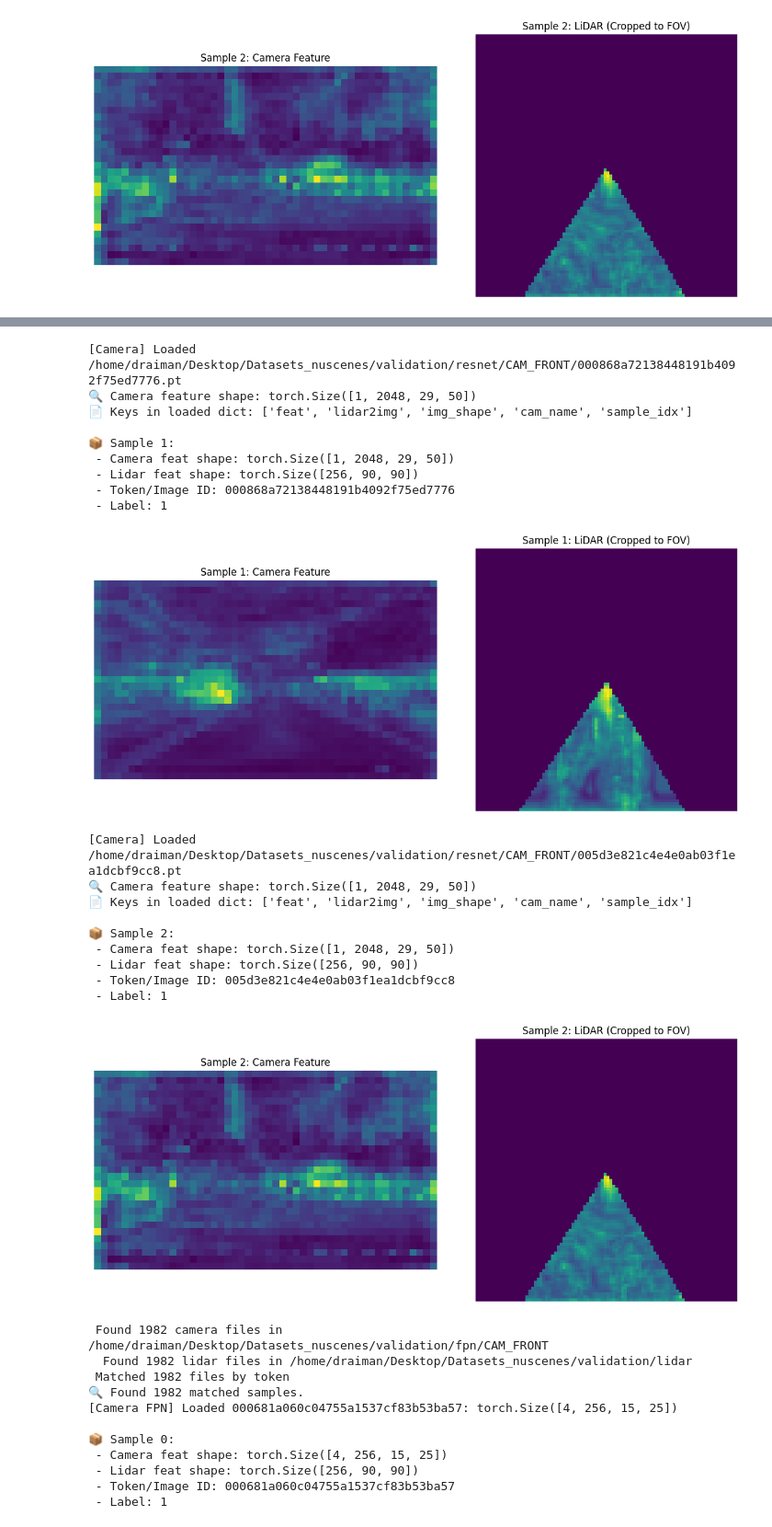
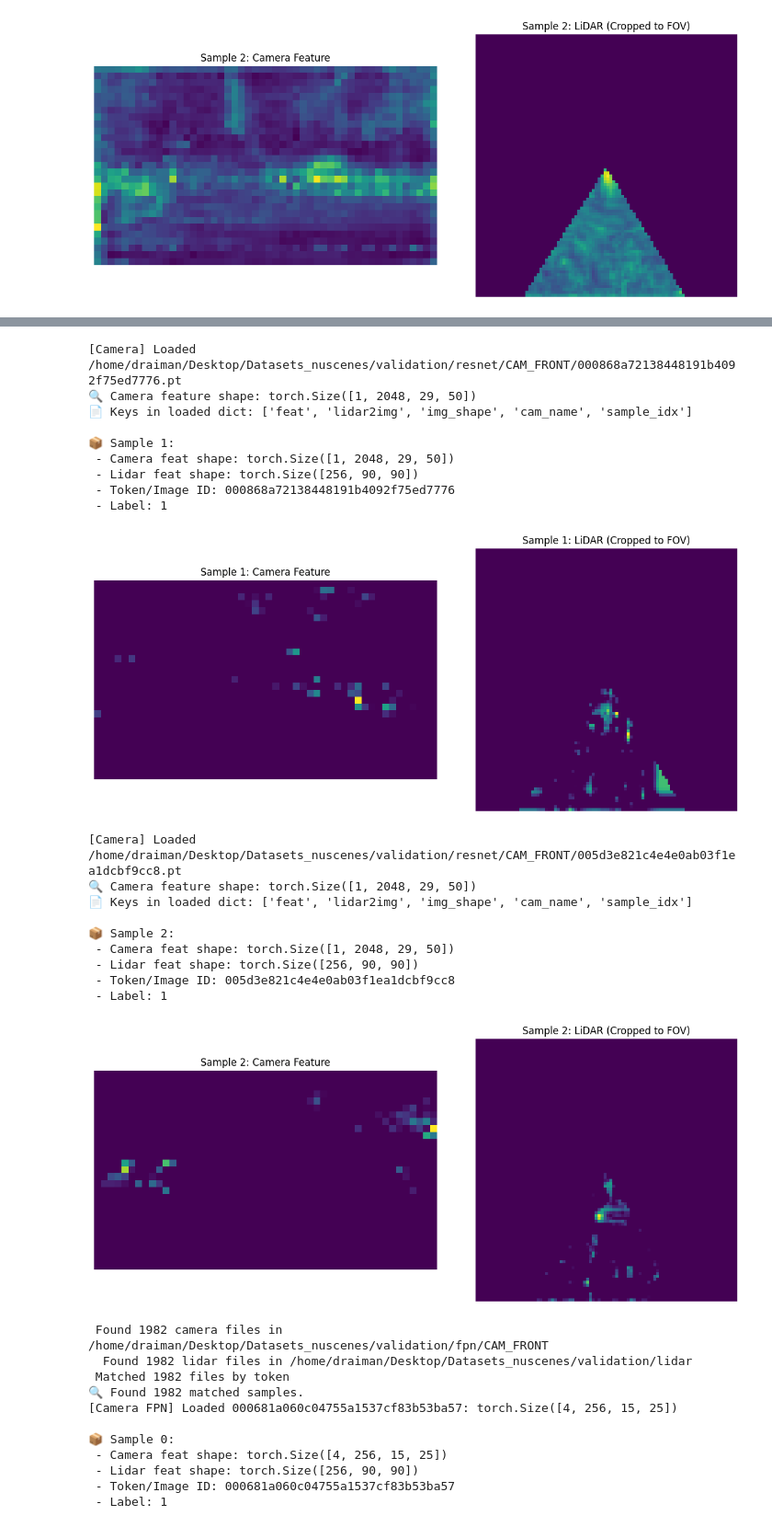
Before and after one commit to Nima630/Lavis_blip2, a Jupyter notebook: lavis_old/models/visualize_input.ipynb, the cells around one changed output, grey strips where cells are left out. Shown: that part at 92% size. Saved outputs shown, nothing was run; the diff lists cells and outputs as text; code cells hidden in the pictures.

```diff
--- a/lavis_old/models/visualize_input.ipynb
+++ b/lavis_old/models/visualize_input.ipynb
@@ -1266,8 +1266,9 @@ def crop_lidar_bev_to_camera_fov(lidar_feat, lidar2img, img_shape, bev_resolutio
     cropped_feat = lidar_feat * valid_mask  # zero out non-visible regions  # hard mask
 
     invalid_weight = 0.3
-    soft_mask = valid_mask * 1.0 + (1.0 - valid_mask) * invalid_weight
-    cropped_feat = lidar_feat * soft_mask                                  # soft mask
+    # soft_mask = valid_mask * 1.0 + (1.0 - valid_mask) * invalid_weight
+    # cropped_feat = lidar_feat * soft_mask                                  # soft mask
+    cropped_feat = lidar_feat * valid_mask                                  # soft mask
 
     return cropped_feat
 
@@ -1565,8 +1549,13 @@ def visualize_sample(sample, title_prefix=""):
     Args:
         sample (dict): Must contain 'image', 'lidar', and 'image_id'
     """
-    cam_feat = sample['image'].squeeze(0).mean(dim=0).cpu().numpy()  # [H, W]
-    lidar_feat = sample['lidar'].mean(dim=0).cpu().numpy()           # [H, W]
+    # cam_feat = sample['image'].squeeze(0).mean(dim=0).cpu().numpy()  # [H, W]
+    # lidar_feat = sample['lidar'].mean(dim=0).cpu().numpy()           # [H, W]
+    # Camera (first channel)
+    cam_feat = sample['image'].squeeze(0)[10].cpu().numpy()
+
+    # LiDAR (first channel)
+    lidar_feat = sample['lidar'][10].cpu().numpy()
 
     fig, axes = plt.subplots(1, 2, figsize=(12, 5))
 
@@ -1639,23 +1628,23 @@ camera_dataset <class '__main__.TorchCameraDataset'>
 [Camera] Loaded /home/draiman/Desktop/Datasets_nuscenes/validation/resnet/CAM_FRONT/000868a72138448191b4092f75ed7776.pt
 🔍 Camera feature shape: torch.Size([1, 2048, 29, 50])
 📄 Keys in loaded dict: ['feat', 'lidar2img', 'img_shape', 'cam_name', 'sample_idx']
 
 📦 Sample 1:
  - Camera feat shape: torch.Size([1, 2048, 29, 50])
  - Lidar feat shape: torch.Size([256, 90, 90])
  - Token/Image ID: 000868a72138448191b4092f75ed7776
  - Label: 1
-[figure, old version]
+[figure, new version]
 [Camera] Loaded /home/draiman/Desktop/Datasets_nuscenes/validation/resnet/CAM_FRONT/005d3e821c4e4e0ab03f1ea1dcbf9cc8.pt
 🔍 Camera feature shape: torch.Size([1, 2048, 29, 50])
 📄 Keys in loaded dict: ['feat', 'lidar2img', 'img_shape', 'cam_name', 'sample_idx']
 
 📦 Sample 2:
  - Camera feat shape: torch.Size([1, 2048, 29, 50])
  - Lidar feat shape: torch.Size([256, 90, 90])
  - Token/Image ID: 005d3e821c4e4e0ab03f1ea1dcbf9cc8
  - Label: 1
-[figure, old version]
+[figure, new version]
 # %%
 import torch
 import torch.nn.functional as F
```
Also changed, not shown: parts of 6 cells of this notebook, 36 other files.
